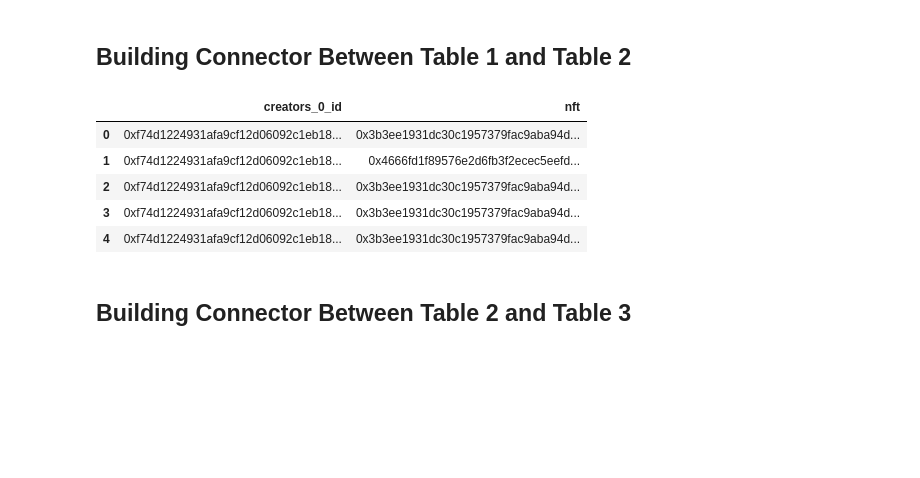
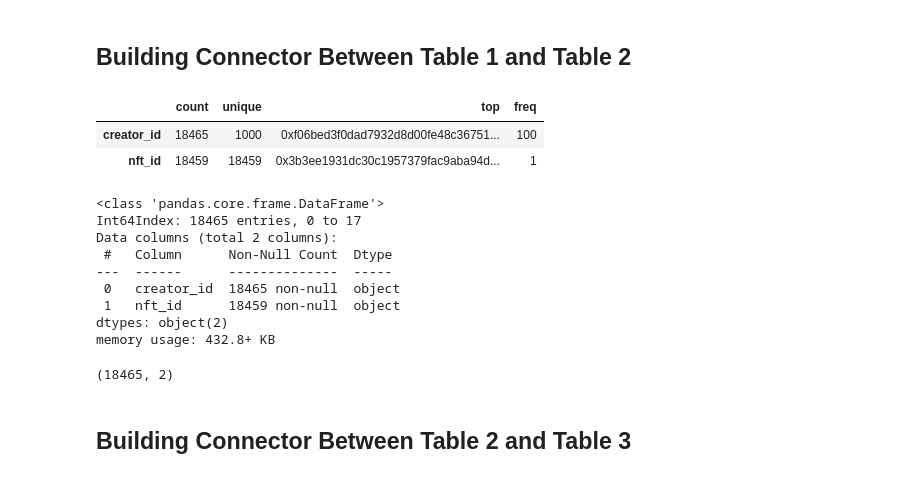
Before and after one commit to andrewyewcy/capstone-2, a Jupyter notebook: Capstone 2 Data Wrangling 2 - Data Gathering.ipynb, the cells around one changed output. Drawn from its saved outputs; the diff is of its cells as text; code cells hidden in the pictures; blank space fills up the shorter version.

```diff
--- a/Capstone 2 Data Wrangling 2 - Data Gathering.ipynb
+++ b/Capstone 2 Data Wrangling 2 - Data Gathering.ipynb
@@ -214,35 +211,69 @@ nfthist_df.describe().T
 # %%
 query  = """
 {
-    creators(first: 5, orderBy: netSalesInETH, orderDirection: desc)
+    creators(first: , orderBy: netSalesInETH, orderDirection: desc)
     {
     id
     nfts
         {
         id
         }
     }
 }
 """
 
 url = 'https://api.thegraph.com/subgraphs/name/f8n/fnd'
 r = requests.post(url, json={'query': query})
+#print(r.status_code)
+#print(r.text)
 
 # convert json into list
 json_data = json.loads(r.text)
 
-flat_dict = flatten(json_data['data'])
-flat_df = pd.DataFrame(flat_dict, index = [0])
+creator_dict = json_data['data']['creators']
+df_column_names = ['creator_id','nft_id']
+creator_nft_df = pd.DataFrame(columns = df_column_names)
 
-## update the id_vars and value name here
-flat_df2 = pd.melt(flat_df,id_vars = "creators_0_id", value_name = "nft")
-flat_df2.pop("variable")
-table12_connector = flat_df2
-table12_connector.head()
+for creator_number in range(len(creator_dict)):
+
+    creator_list = list()
+    creator_str = json_data['data']['creators'][creator_number]['id']
+    creator_list += [creator_str]
+    creator_df = pd.DataFrame(creator_list, columns = ['creator_id'])
+
+
+    nft_data = json_data['data']['creators'][creator_number]['nfts']
+    nft_list = list()
+    for nft_number in range(len(nft_data)):
+        nft_str = json_data['data']['creators'][creator_number]['nfts'][nft_number]['id']
+        nft_list += [nft_str]
+
+    nft_df = pd.DataFrame(nft_list,columns = ['nft_id'])
+
+
+    combined_df = pd.concat([creator_df, nft_df], axis = 1)
+    combined_df.fillna(method='ffill', inplace = True)
+
+    creator_nft_df = pd.concat([creator_nft_df, combined_df])
+
+creator_nft_df.describe().T
 # %% [output]
-|  | creators_0_id | nft |
-| 0 | 0xf74d1224931afa9cf12d06092c1eb18... | 0x3b3ee1931dc30c1957379fac9aba94d... |
-| 1 | 0xf74d1224931afa9cf12d06092c1eb18... | 0x4666fd1f89576e2d6fb3f2ecec5eefd... |
-| 2 | 0xf74d1224931afa9cf12d06092c1eb18... | 0x3b3ee1931dc30c1957379fac9aba94d... |
-| 3 | 0xf74d1224931afa9cf12d06092c1eb18... | 0x3b3ee1931dc30c1957379fac9aba94d... |
-| 4 | 0xf74d1224931afa9cf12d06092c1eb18... | 0x3b3ee1931dc30c1957379fac9aba94d... |
+|  | count | unique | top | freq |
+| creator_id | 18465 | 1000 | 0xf06bed3f0dad7932d8d00fe48c36751... | 100 |
+| nft_id | 18459 | 18459 | 0x3b3ee1931dc30c1957379fac9aba94d... | 1 |
+# %%
+creator_nft_df.info()
+# %% [output]
+<class 'pandas.core.frame.DataFrame'>
+Int64Index: 18465 entries, 0 to 17
+Data columns (total 2 columns):
+ #   Column      Non-Null Count  Dtype
+---  ------      --------------  -----
+ 0   creator_id  18465 non-null  object
+ 1   nft_id      18459 non-null  object
+dtypes: object(2)
+memory usage: 432.8+ KB
+# %%
+creator_nft_df.shape
+# %% [output]
+(18465, 2)
```
Also changed, not shown: parts of 27 cells of this notebook.
